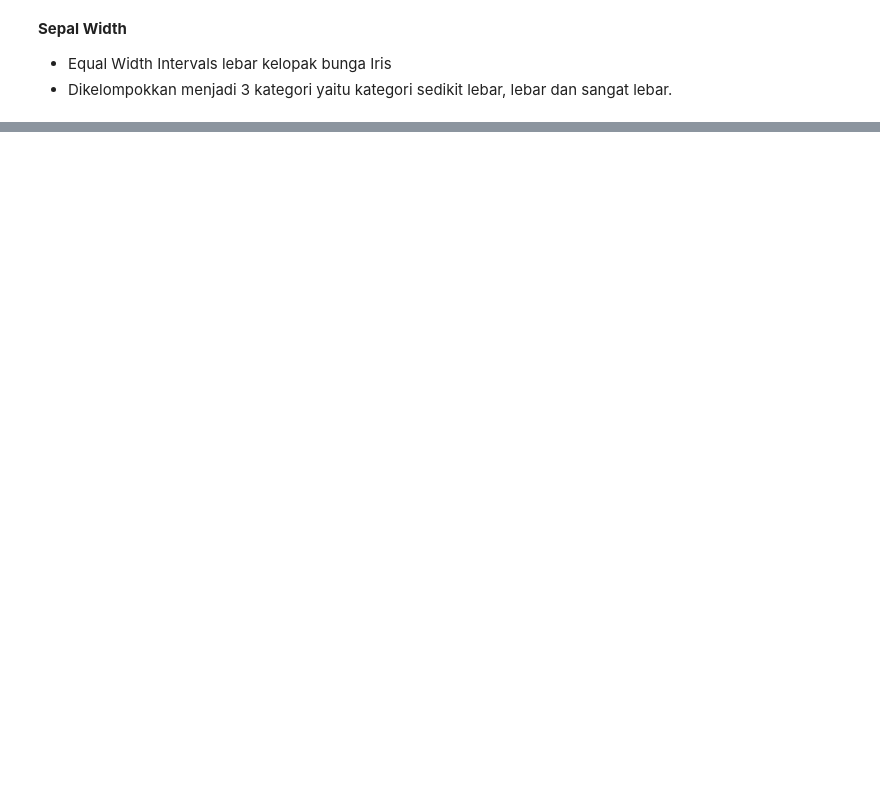
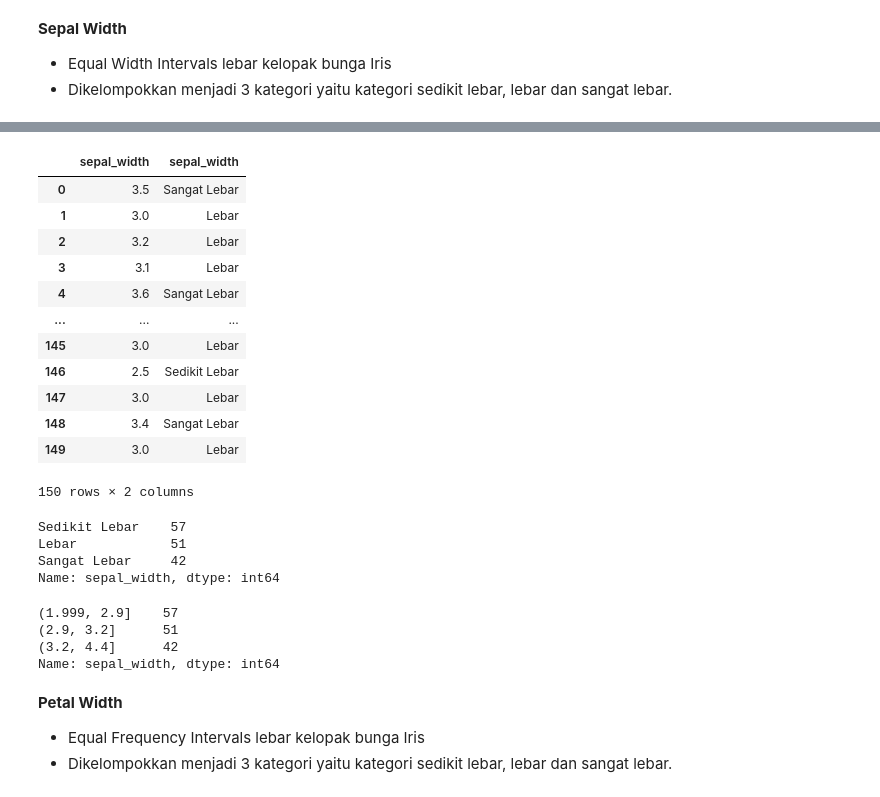
Before and after one commit to Shintaalya/datamining, a Jupyter notebook: _sources/notebooks2.ipynb, the cells around one changed output, grey strips where cells are left out. Cells and saved outputs as stored; diff of their text form; code cells hidden in the pictures; blank space fills up the shorter version.

```diff
--- a/_sources/notebooks2.ipynb
+++ b/_sources/notebooks2.ipynb
@@ -62,0 +152,46 @@ interval_sepal_width_ew_binning = pd.cut(SEPAL_WIDTH_SERIES, amount_of_binning,
+# %%
+# equal-frequency intervals
+
+labels = ["Sedikit Lebar", "Lebar", "Sangat Lebar"]
+amount_of_binning = len(labels)
+
+sepal_width_ef_binning = pd.qcut(SEPAL_WIDTH_SERIES, amount_of_binning, labels)
+labelled_sepal_width_ef_binning = sepal_width_ef_binning.value_counts()
+interval_sepal_width_ef_binning = pd.qcut(SEPAL_WIDTH_SERIES, amount_of_binning).value_counts()
+# %%
+# dataframe of sepal-width and sepal category
+pd.concat((SEPAL_WIDTH_SERIES, sepal_width_ef_binning), axis = 1)
+# %% [output]
+|  | sepal_width | sepal_width |
+| 0 | 3.5 | Sangat Lebar |
+| 1 | 3.0 | Lebar |
+| 2 | 3.2 | Lebar |
+| 3 | 3.1 | Lebar |
+| 4 | 3.6 | Sangat Lebar |
+| ... | ... | ... |
+| 145 | 3.0 | Lebar |
+| 146 | 2.5 | Sedikit Lebar |
+| 147 | 3.0 | Lebar |
+| 148 | 3.4 | Sangat Lebar |
+| 149 | 3.0 | Lebar |
+150 rows × 2 columns
+# %%
+# equal-frequency intervals binning with label
+labelled_sepal_width_ef_binning
+# %% [output]
+Sedikit Lebar    57
+Lebar            51
+Sangat Lebar     42
+Name: sepal_width, dtype: int64
+# %%
+# equal-frequency intervals out label
+interval_sepal_width_ef_binning
+# %% [output]
+(1.999, 2.9]    57
+(2.9, 3.2]      51
+(3.2, 4.4]      42
+Name: sepal_width, dtype: int64
+# %% [markdown]
+**Petal Width**
+*   Equal Frequency  Intervals lebar kelopak bunga Iris
+*   Dikelompokkan menjadi 3 kategori yaitu kategori sedikit lebar, lebar dan sangat lebar.
```
Also changed, not shown: parts of 29 cells of this notebook, 2 other files.
